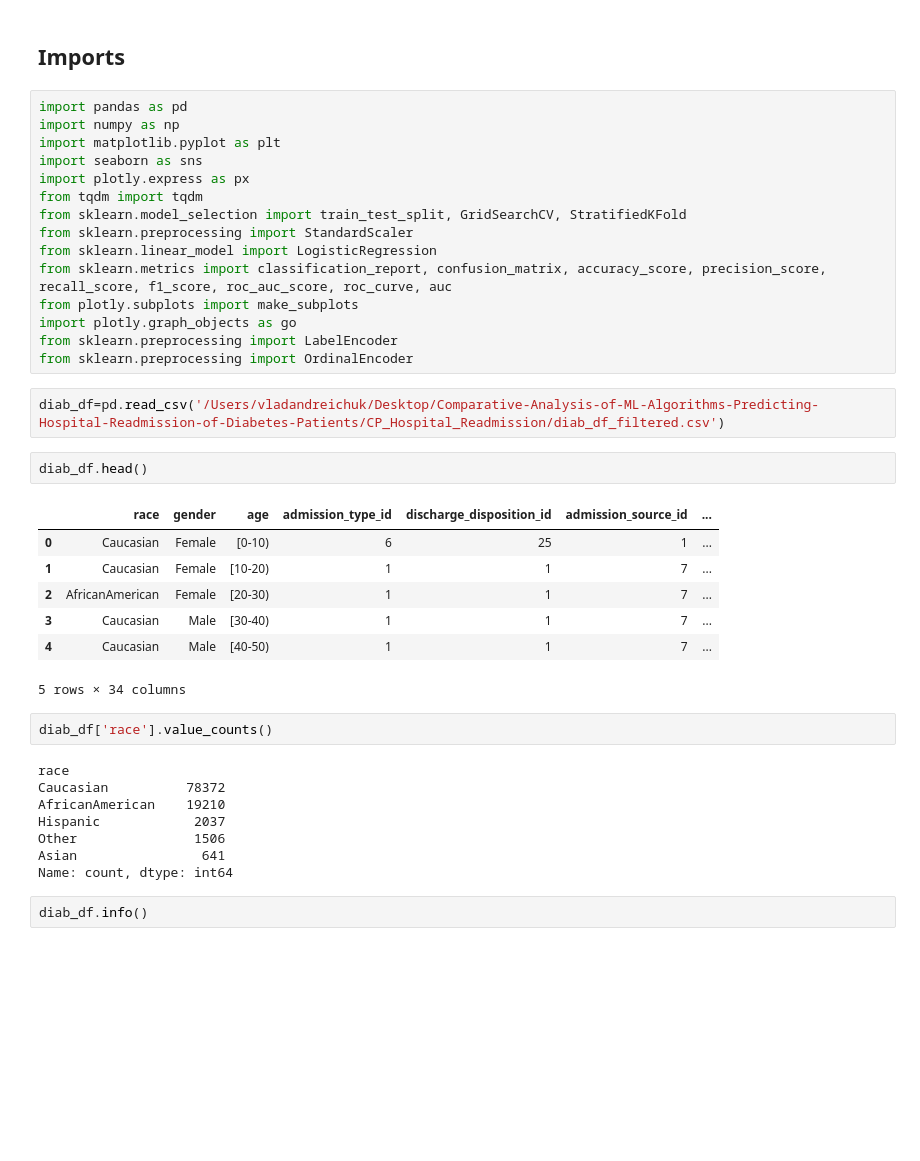
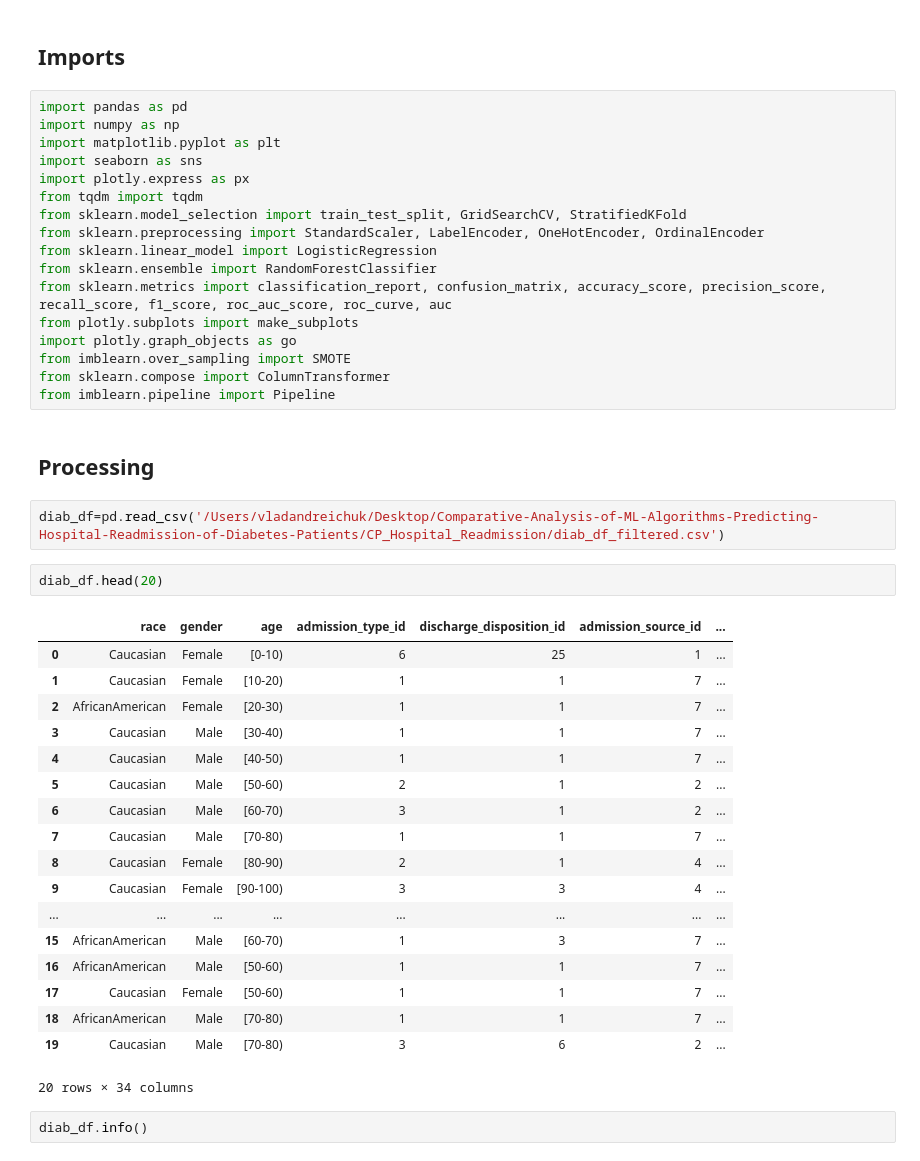
Before and after one commit to vlad-an/Comparative-Analysis-of-ML-Algorithms-Predicting-Hospital-Readmission-of-Diabetes-Patients, a Jupyter notebook: CP_Hospital_Readmission/ML.ipynb, the cells around one changed output. Saved outputs shown, nothing was run; the diff lists cells and outputs as text; blank space fills up the shorter version.

```diff
--- a/CP_Hospital_Readmission/ML.ipynb
+++ b/CP_Hospital_Readmission/ML.ipynb
@@ -8,35 +8,40 @@ import seaborn as sns
 import plotly.express as px
 from tqdm import tqdm
 from sklearn.model_selection import train_test_split, GridSearchCV, StratifiedKFold
-from sklearn.preprocessing import StandardScaler
+from sklearn.preprocessing import StandardScaler, LabelEncoder, OneHotEncoder, OrdinalEncoder
 from sklearn.linear_model import LogisticRegression
+from sklearn.ensemble import RandomForestClassifier
 from sklearn.metrics import classification_report, confusion_matrix, accuracy_score, precision_score, recall_score, f1_score, roc_auc_score, roc_curve, auc
 from plotly.subplots import make_subplots
 import plotly.graph_objects as go
-from sklearn.preprocessing import LabelEncoder
-from sklearn.preprocessing import OrdinalEncoder
+from imblearn.over_sampling import SMOTE
+from sklearn.compose import ColumnTransformer
+from imblearn.pipeline import Pipeline
+# %% [markdown]
+## **Processing**
 # %%
 diab_df=pd.read_csv('/Users/vladandreichuk/Desktop/Comparative-Analysis-of-ML-Algorithms-Predicting-Hospital-Readmission-of-Diabetes-Patients/CP_Hospital_Readmission/diab_df_filtered.csv')
 # %%
-diab_df.head()
+diab_df.head(20)
 # %% [output]
 |  | race | gender | age | admission_type_id | discharge_disposition_id | admission_source_id | ... |
 | 0 | Caucasian | Female | [0-10) | 6 | 25 | 1 | ... |
 | 1 | Caucasian | Female | [10-20) | 1 | 1 | 7 | ... |
 | 2 | AfricanAmerican | Female | [20-30) | 1 | 1 | 7 | ... |
 | 3 | Caucasian | Male | [30-40) | 1 | 1 | 7 | ... |
 | 4 | Caucasian | Male | [40-50) | 1 | 1 | 7 | ... |
+| 5 | Caucasian | Male | [50-60) | 2 | 1 | 2 | ... |
+| 6 | Caucasian | Male | [60-70) | 3 | 1 | 2 | ... |
+| 7 | Caucasian | Male | [70-80) | 1 | 1 | 7 | ... |
+| 8 | Caucasian | Female | [80-90) | 2 | 1 | 4 | ... |
+| 9 | Caucasian | Female | [90-100) | 3 | 3 | 4 | ... |
+| ... | ... | ... | ... | ... | ... | ... | ... |
+| 15 | AfricanAmerican | Male | [60-70) | 1 | 3 | 7 | ... |
+| 16 | AfricanAmerican | Male | [50-60) | 1 | 1 | 7 | ... |
+| 17 | Caucasian | Female | [50-60) | 1 | 1 | 7 | ... |
+| 18 | AfricanAmerican | Male | [70-80) | 1 | 1 | 7 | ... |
+| 19 | Caucasian | Male | [70-80) | 3 | 6 | 2 | ... |
-5 rows × 34 columns
+20 rows × 34 columns
-# %%
-diab_df['race'].value_counts()
-# %% [output]
-race
-Caucasian          78372
-AfricanAmerican    19210
-Hispanic            2037
-Other               1506
-Asian                641
-Name: count, dtype: int64
 # %%
 diab_df.info()
 # %% [output]
```
Also changed, not shown: parts of 30 cells of this notebook.
